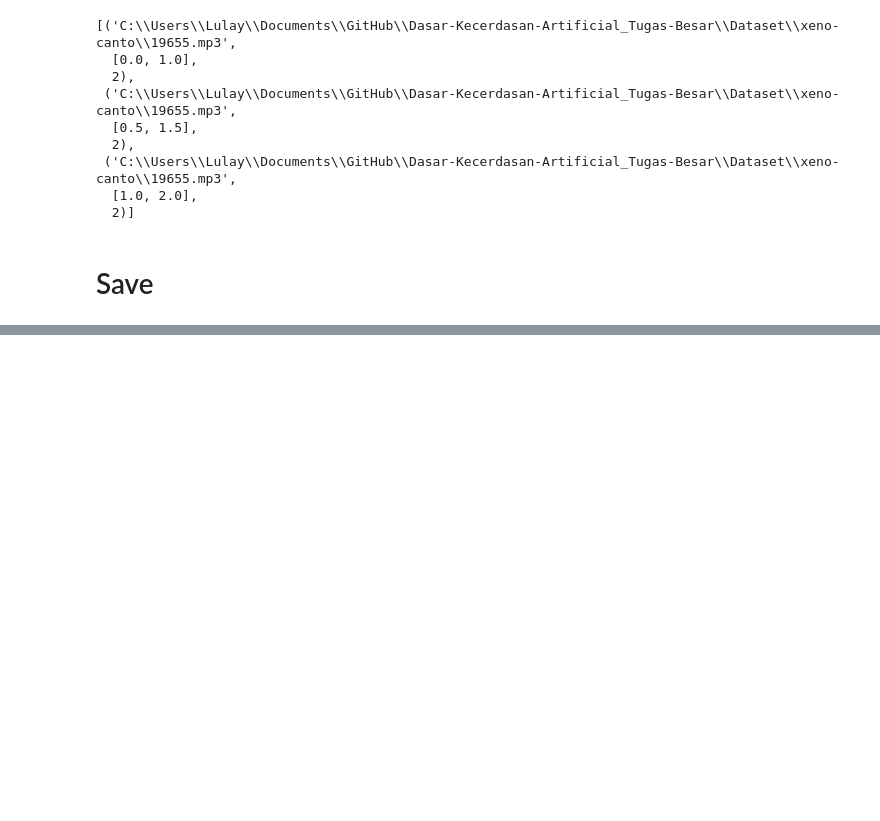
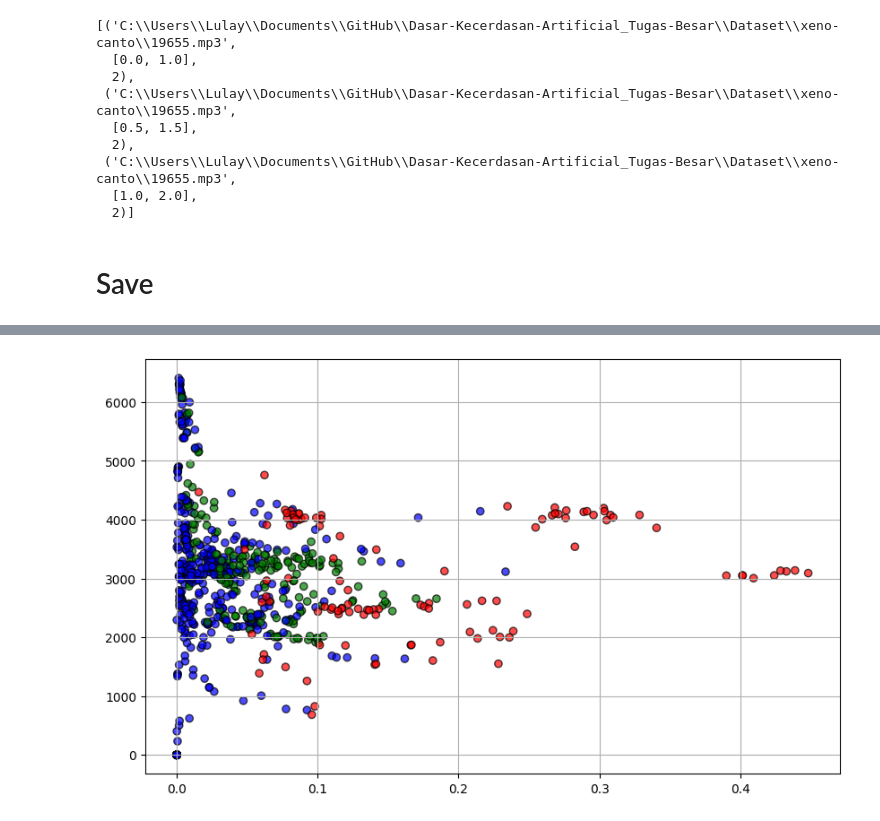
Before and after one commit to FathanAM0/Dasar-Kecerdasan-Artificial_Tugas-Besar, a Jupyter notebook: code_2-Prapemrosesan-Ekstraksi-Fitur.ipynb, the cells around one changed output, grey strips where cells are left out. Drawn from its saved outputs; the diff is of its cells as text; code cells hidden in the pictures; blank space fills up the shorter version.

```diff
--- a/code_2-Prapemrosesan-Ekstraksi-Fitur.ipynb
+++ b/code_2-Prapemrosesan-Ekstraksi-Fitur.ipynb
@@ -175,0 +302,11 @@ with open(f"{MAIN_PATH}/Dataset/dataset_preprocessed.pkl", "wb") as f:
+# %%
+    # 'rms', 'zcr', 'spectral_centroid', 'spectral_bandwidth',
+    # 'spectral_contrast', 'spectral_flatness', 'spectral_rolloff',
+
+colors = df_raw['label'].map({2: 'blue', 1: 'red', 0:'green'})
+plt.figure(figsize=(10, 6))
+plt.scatter(df_raw['rms'], df_raw['spectral_bandwidth'], c=colors, alpha=0.7, edgecolors='k')
+plt.grid(True)
+plt.show()
+# %% [output]
+[figure, added]
```
Also changed, not shown: parts of 12 cells of this notebook, 2 other files.
